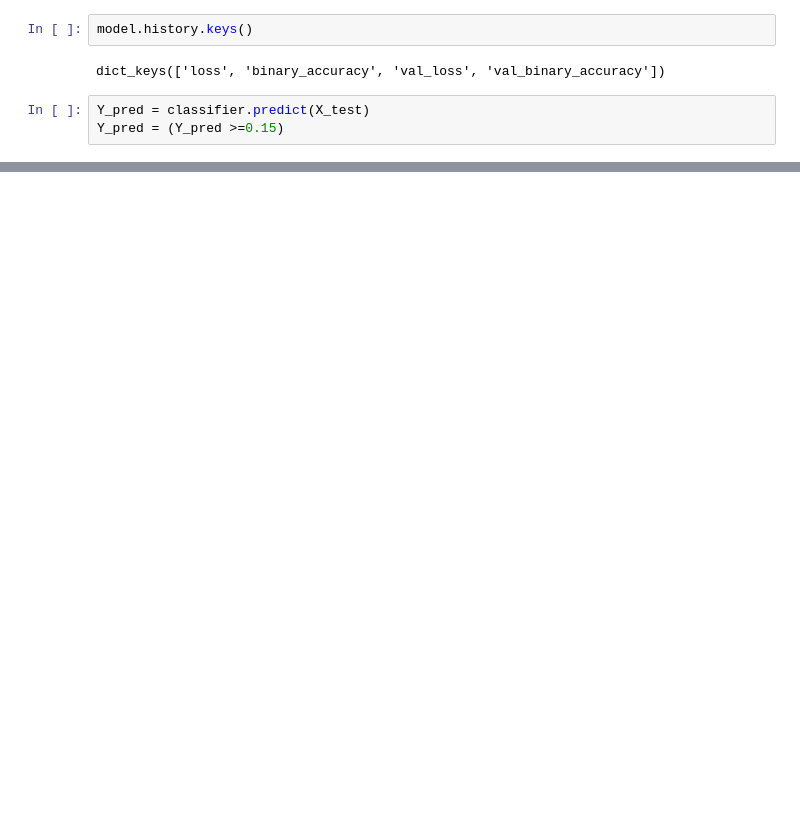
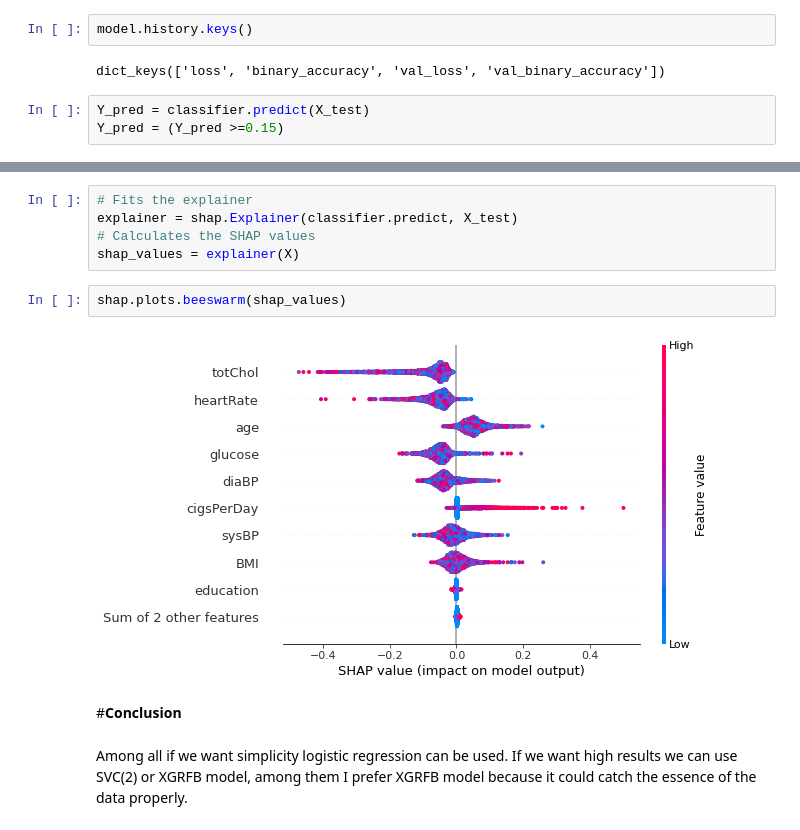
Before and after one commit to Aashishc-prog/CardioVascular-Risk-Prediction, a Jupyter notebook: Capstone_3.ipynb, the cells around one changed output, grey strips where cells are left out. Saved outputs shown, nothing was run; the diff lists cells and outputs as text; blank space fills up the shorter version.

```diff
--- a/Capstone_3.ipynb
+++ b/Capstone_3.ipynb
@@ -919,0 +920,13 @@ Text(0.5, 1.0, 'test_data_confusion_matrix')
+# %%
+# Fits the explainer
+explainer = shap.Explainer(classifier.predict, X_test)
+# Calculates the SHAP values
+shap_values = explainer(X)
+# %%
+shap.plots.beeswarm(shap_values)
+# %% [output]
+[figure, added]
+# %% [markdown]
+#**Conclusion**
+# %% [markdown]
+Among all if we want simplicity logistic regression can be used. If we want high results we can use SVC(2) or XGRFB model, among them I prefer XGRFB model because it could catch the essence of the data properly.
```
Also changed, not shown: parts of 6 cells of this notebook.
